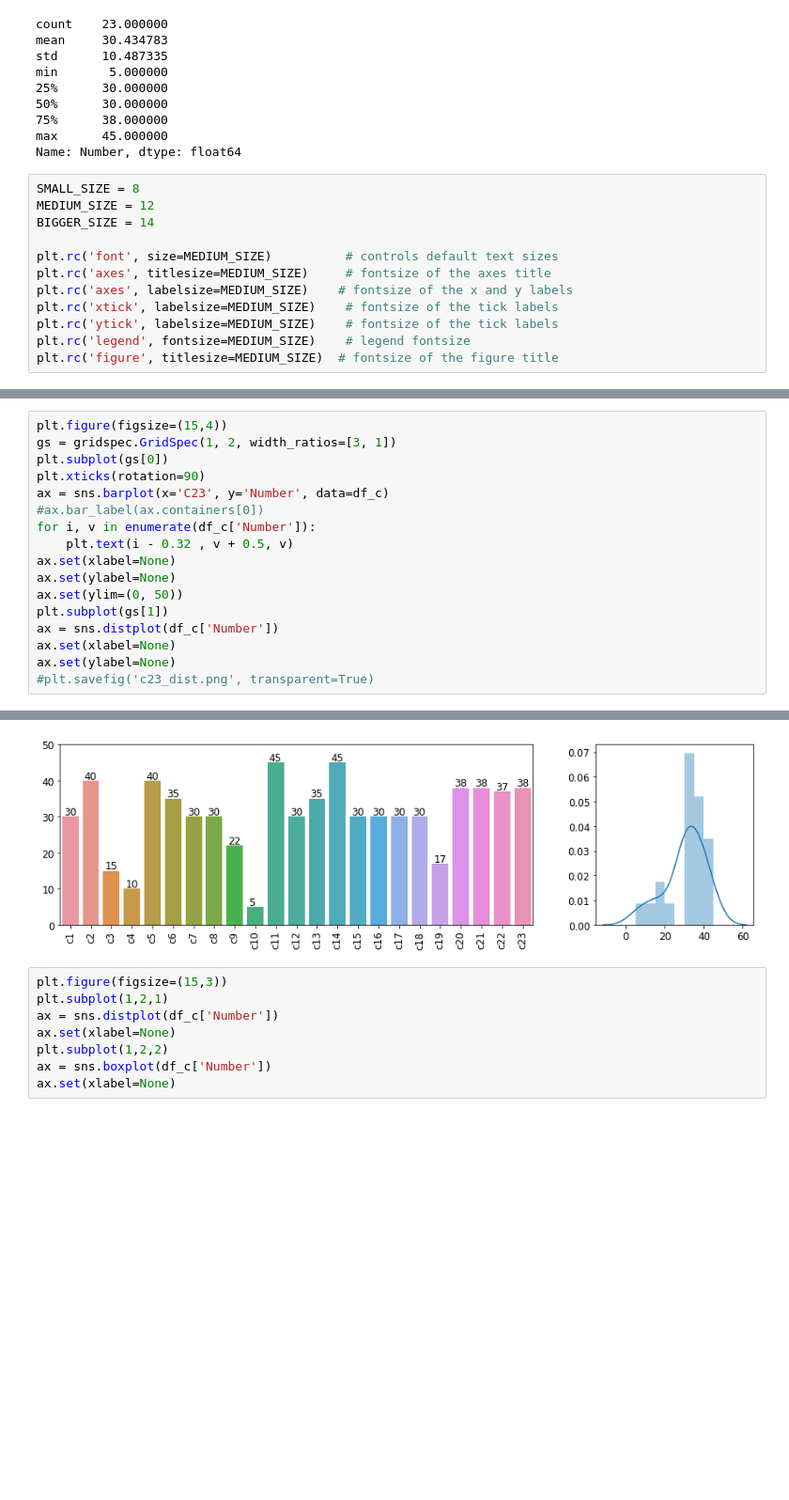
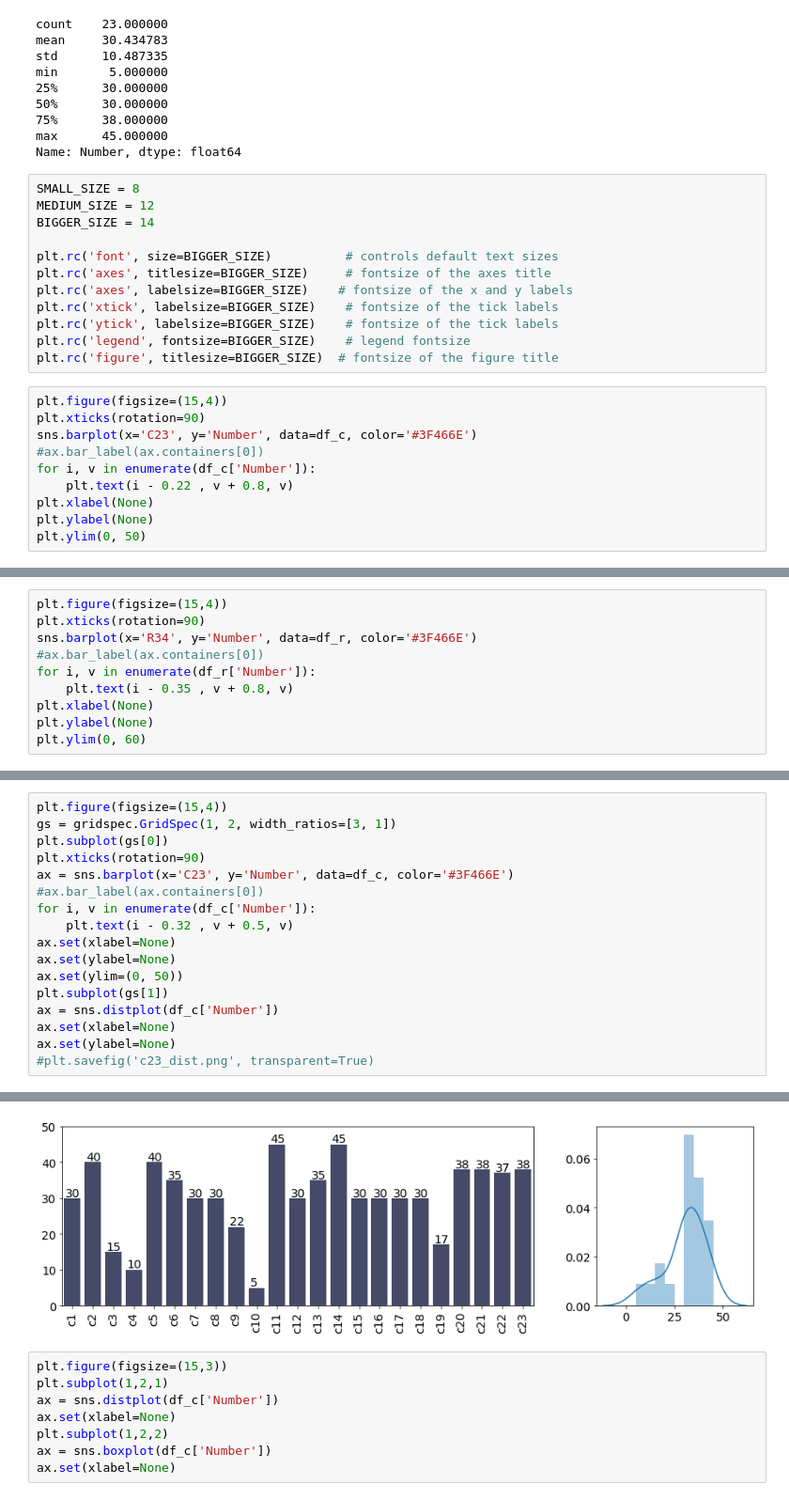
Before and after one commit to hopemini/data_processing, a Jupyter notebook: test_dataset/test_dataset.ipynb, the cells around one changed output, grey strips where cells are left out. Shown at 94% size. Saved outputs shown, nothing was run; the diff lists cells and outputs as text; blank space fills up the shorter version.

```diff
--- a/test_dataset/test_dataset.ipynb
+++ b/test_dataset/test_dataset.ipynb
@@ -33,10 +33,20 @@ SMALL_SIZE = 8
 MEDIUM_SIZE = 12
 BIGGER_SIZE = 14
 
-plt.rc('font', size=MEDIUM_SIZE)          # controls default text sizes
-plt.rc('axes', titlesize=MEDIUM_SIZE)     # fontsize of the axes title
-plt.rc('axes', labelsize=MEDIUM_SIZE)    # fontsize of the x and y labels
-plt.rc('xtick', labelsize=MEDIUM_SIZE)    # fontsize of the tick labels
-plt.rc('ytick', labelsize=MEDIUM_SIZE)    # fontsize of the tick labels
-plt.rc('legend', fontsize=MEDIUM_SIZE)    # legend fontsize
-plt.rc('figure', titlesize=MEDIUM_SIZE)  # fontsize of the figure title
+plt.rc('font', size=BIGGER_SIZE)          # controls default text sizes
+plt.rc('axes', titlesize=BIGGER_SIZE)     # fontsize of the axes title
+plt.rc('axes', labelsize=BIGGER_SIZE)    # fontsize of the x and y labels
+plt.rc('xtick', labelsize=BIGGER_SIZE)    # fontsize of the tick labels
+plt.rc('ytick', labelsize=BIGGER_SIZE)    # fontsize of the tick labels
+plt.rc('legend', fontsize=BIGGER_SIZE)    # legend fontsize
+plt.rc('figure', titlesize=BIGGER_SIZE)  # fontsize of the figure title
+# %%
+plt.figure(figsize=(15,4))
+plt.xticks(rotation=90)
+sns.barplot(x='C23', y='Number', data=df_c, color='#3F466E')
+#ax.bar_label(ax.containers[0])
+for i, v in enumerate(df_c['Number']):
+    plt.text(i - 0.22 , v + 0.8, v)
+plt.xlabel(None)
+plt.ylabel(None)
+plt.ylim(0, 50)
@@ -42,0 +56,10 @@ plt.rc('figure', titlesize=MEDIUM_SIZE)  # fontsize of the figure title
+# %%
+plt.figure(figsize=(15,4))
+plt.xticks(rotation=90)
+sns.barplot(x='R34', y='Number', data=df_r, color='#3F466E')
+#ax.bar_label(ax.containers[0])
+for i, v in enumerate(df_r['Number']):
+    plt.text(i - 0.35 , v + 0.8, v)
+plt.xlabel(None)
+plt.ylabel(None)
+plt.ylim(0, 60)
@@ -43,23 +69,23 @@ plt.rc('figure', titlesize=MEDIUM_SIZE)  # fontsize of the figure title
 # %%
 plt.figure(figsize=(15,4))
 gs = gridspec.GridSpec(1, 2, width_ratios=[3, 1])
 plt.subplot(gs[0])
 plt.xticks(rotation=90)
-ax = sns.barplot(x='C23', y='Number', data=df_c)
+ax = sns.barplot(x='C23', y='Number', data=df_c, color='#3F466E')
 #ax.bar_label(ax.containers[0])
 for i, v in enumerate(df_c['Number']):
     plt.text(i - 0.32 , v + 0.5, v)
 ax.set(xlabel=None)
 ax.set(ylabel=None)
 ax.set(ylim=(0, 50))
 plt.subplot(gs[1])
 ax = sns.distplot(df_c['Number'])
 ax.set(xlabel=None)
 ax.set(ylabel=None)
 #plt.savefig('c23_dist.png', transparent=True)
 # %% [output]
 [Text(0, 0.5, '')]
-[figure, old version]
+[figure, new version]
 # %%
 plt.figure(figsize=(15,3))
 plt.subplot(1,2,1)
```
Also changed, not shown: parts of 5 cells of this notebook, 1 other file.
